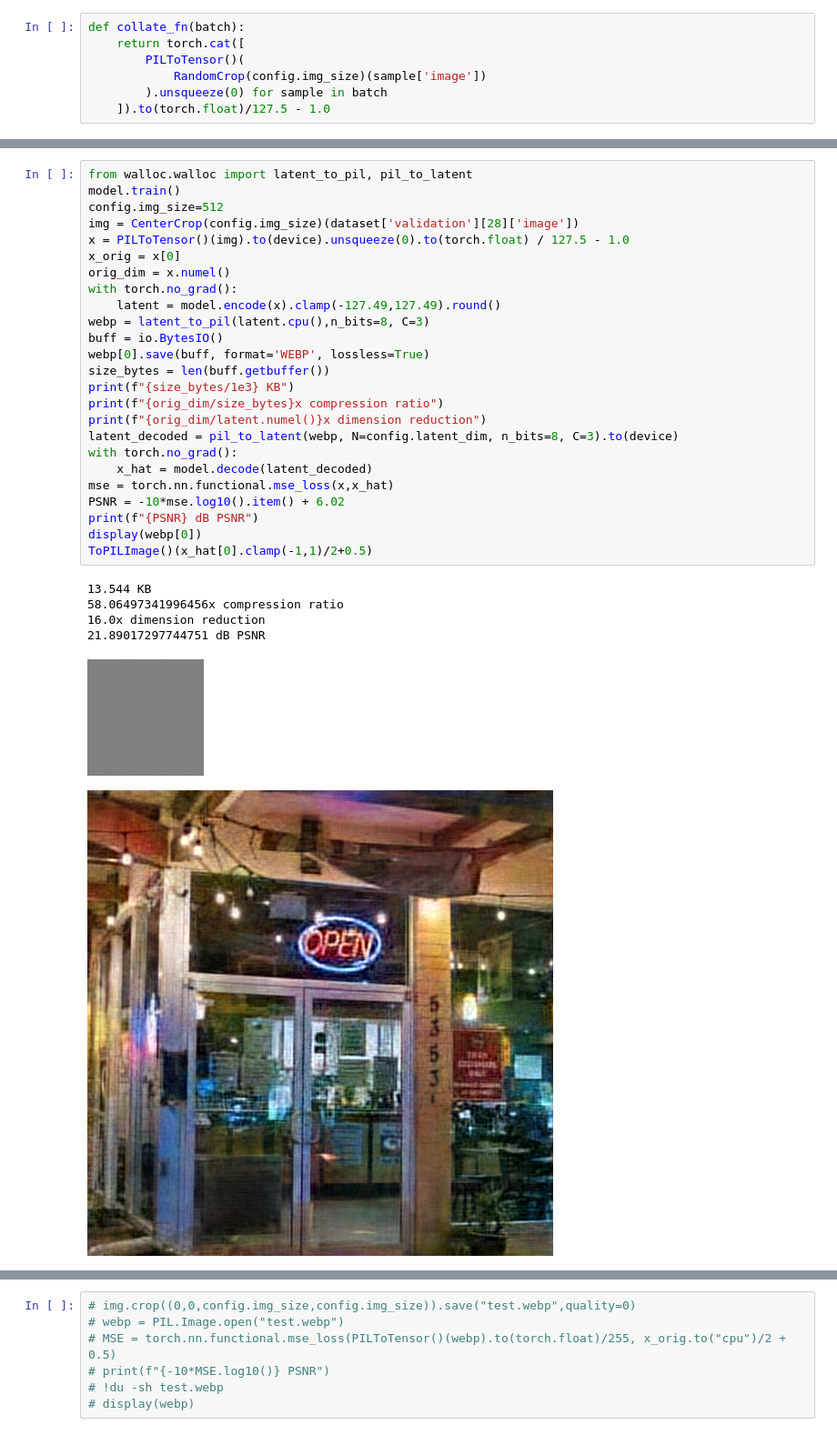
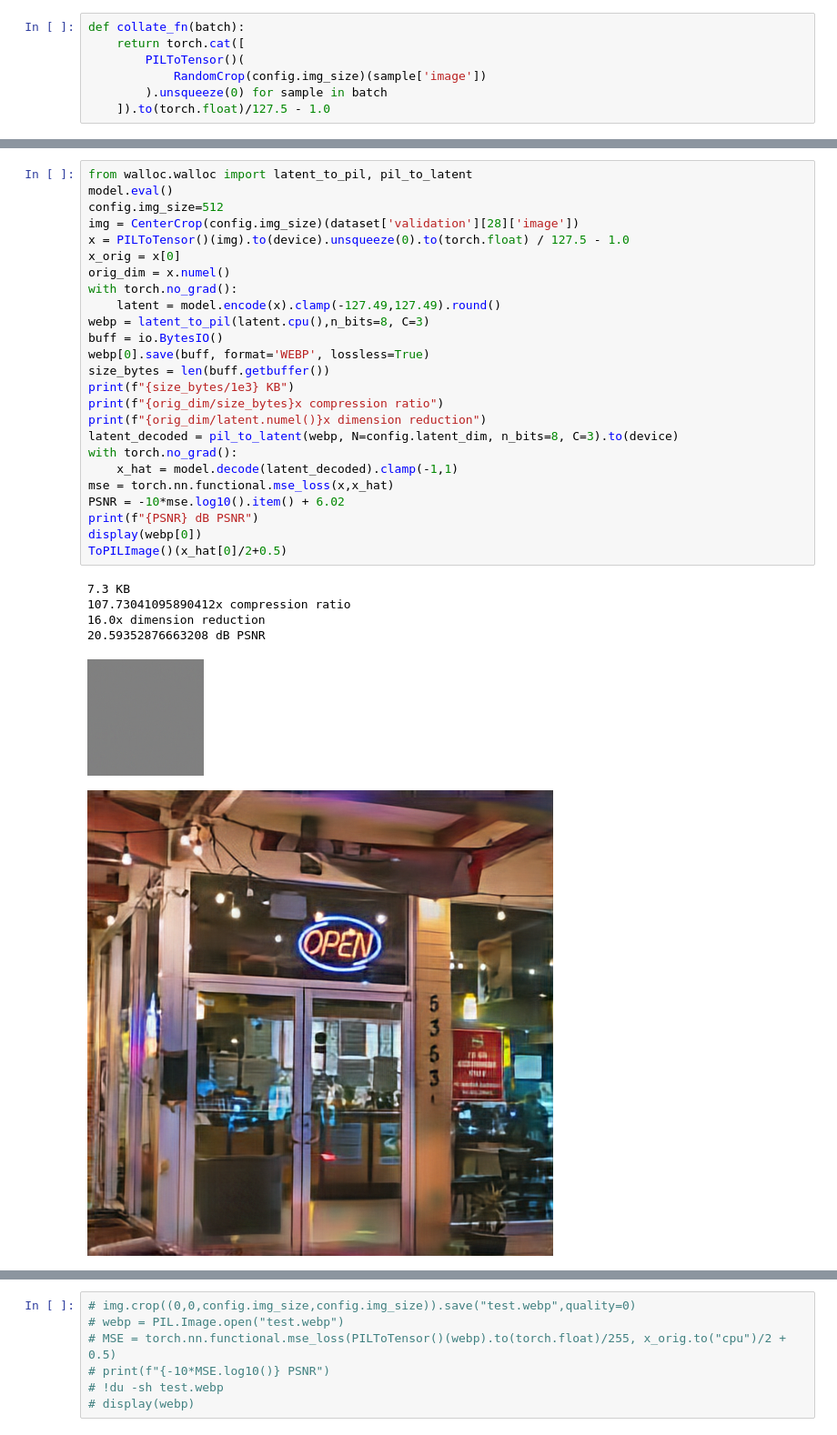
Before and after one commit to danjacobellis/autodance, a Jupyter notebook: AutoJPEG_enc2.ipynb, the cells around one changed output, grey strips where cells are left out. Shown at 91% size. Drawn from its saved outputs; the diff is of its cells as text.

Commit message:
train with updated ND codec

```diff
--- a/AutoJPEG_enc2.ipynb
+++ b/AutoJPEG_enc2.ipynb
@@ -125,35 +124,35 @@ plt.show()
 # %%
 from walloc.walloc import latent_to_pil, pil_to_latent
-model.train()
+model.eval()
 config.img_size=512
 img = CenterCrop(config.img_size)(dataset['validation'][28]['image'])
 x = PILToTensor()(img).to(device).unsqueeze(0).to(torch.float) / 127.5 - 1.0
 x_orig = x[0]
 orig_dim = x.numel()
 with torch.no_grad():
     latent = model.encode(x).clamp(-127.49,127.49).round()
 webp = latent_to_pil(latent.cpu(),n_bits=8, C=3)
 buff = io.BytesIO()
 webp[0].save(buff, format='WEBP', lossless=True)
 size_bytes = len(buff.getbuffer())
 print(f"{size_bytes/1e3} KB")
 print(f"{orig_dim/size_bytes}x compression ratio")
 print(f"{orig_dim/latent.numel()}x dimension reduction")
 latent_decoded = pil_to_latent(webp, N=config.latent_dim, n_bits=8, C=3).to(device)
 with torch.no_grad():
-    x_hat = model.decode(latent_decoded)
+    x_hat = model.decode(latent_decoded).clamp(-1,1)
 mse = torch.nn.functional.mse_loss(x,x_hat)
 PSNR = -10*mse.log10().item() + 6.02
 print(f"{PSNR} dB PSNR")
 display(webp[0])
-ToPILImage()(x_hat[0].clamp(-1,1)/2+0.5)
+ToPILImage()(x_hat[0]/2+0.5)
 # %% [output]
-13.544 KB
-58.06497341996456x compression ratio
+7.3 KB
+107.73041095890412x compression ratio
 16.0x dimension reduction
-21.89017297744751 dB PSNR
+20.59352876663208 dB PSNR
 [figure]
-[figure, old version]
+[figure, new version]
 # %%
 from torch.distributions import Categorical
 x_int8 = torch.tensor(np.array(webp[0]))
```
Also changed, not shown: parts of 5 cells of this notebook.
